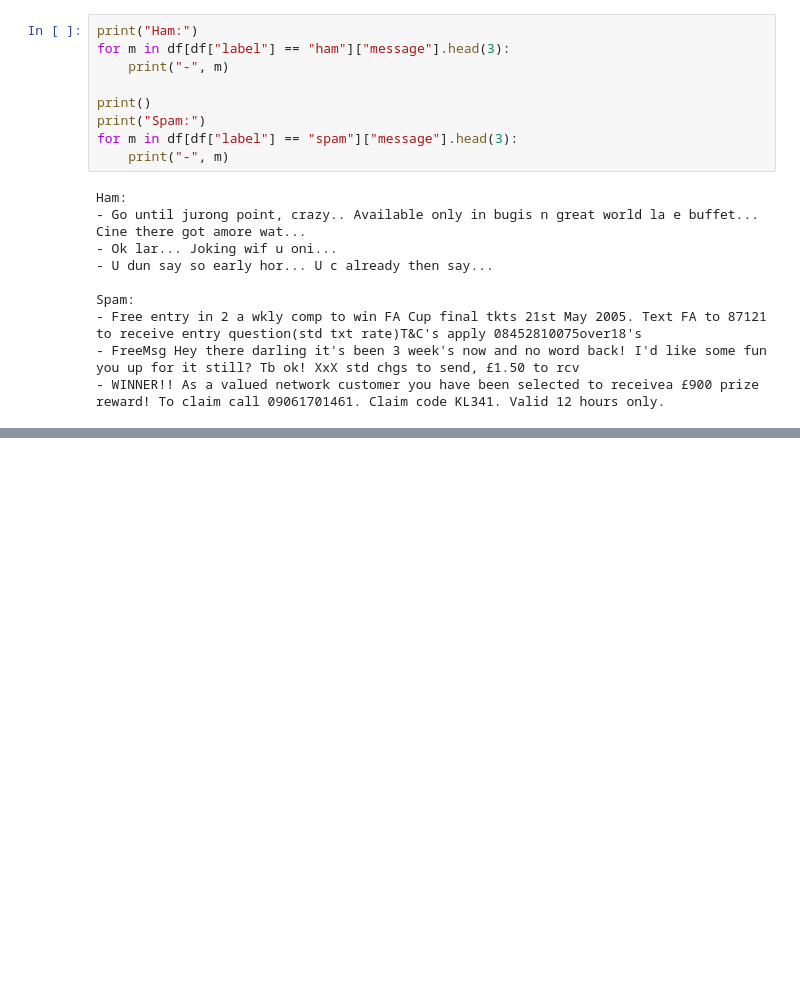
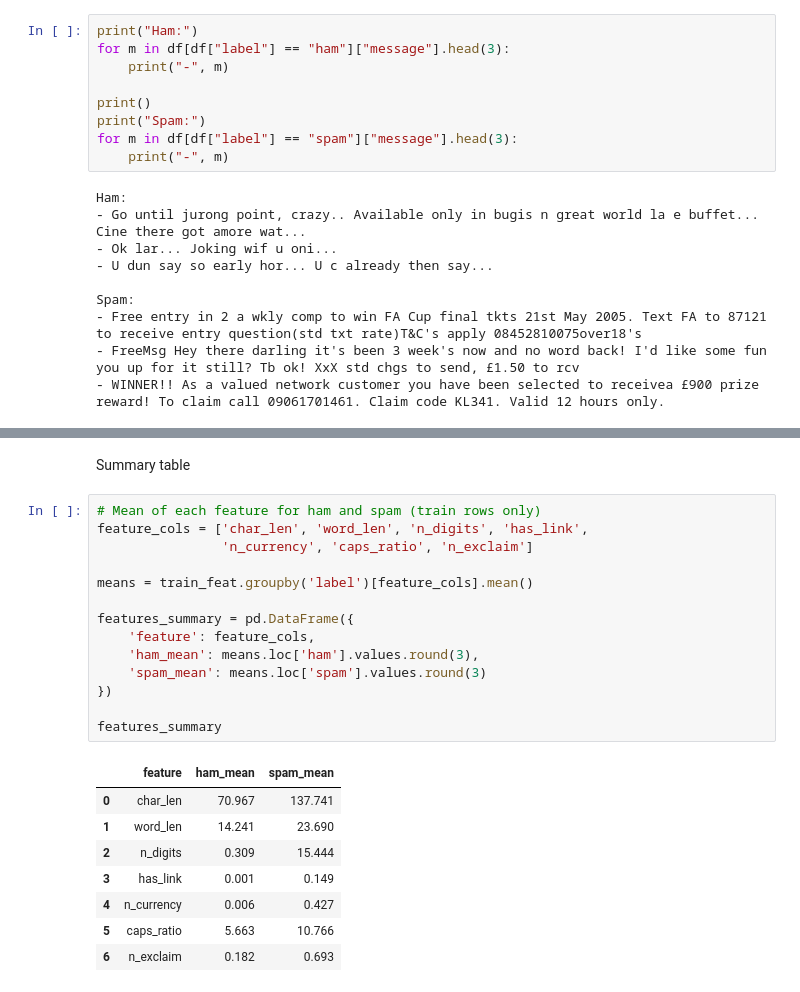
Before and after one commit to zahrss0r/DS483-SMS-Spam-Detection-Project, a Jupyter notebook: DS483_SMS_Spam.ipynb, the cells around one changed output, grey strips where cells are left out. Cells and saved outputs as stored; diff of their text form; blank space fills up the shorter version.

```diff
--- a/DS483_SMS_Spam.ipynb
+++ b/DS483_SMS_Spam.ipynb
@@ -175,0 +284,25 @@ Spam:
+# %% [markdown]
+Summary table
+# %%
+# Mean of each feature for ham and spam (train rows only)
+feature_cols = ['char_len', 'word_len', 'n_digits', 'has_link',
+                'n_currency', 'caps_ratio', 'n_exclaim']
+
+means = train_feat.groupby('label')[feature_cols].mean()
+
+features_summary = pd.DataFrame({
+    'feature': feature_cols,
+    'ham_mean': means.loc['ham'].values.round(3),
+    'spam_mean': means.loc['spam'].values.round(3)
+})
+
+features_summary
+# %% [output]
+|  | feature | ham_mean | spam_mean |
+| 0 | char_len | 70.967 | 137.741 |
+| 1 | word_len | 14.241 | 23.690 |
+| 2 | n_digits | 0.309 | 15.444 |
+| 3 | has_link | 0.001 | 0.149 |
+| 4 | n_currency | 0.006 | 0.427 |
+| 5 | caps_ratio | 5.663 | 10.766 |
+| 6 | n_exclaim | 0.182 | 0.693 |
```
Also changed, not shown: parts of 10 cells of this notebook.
